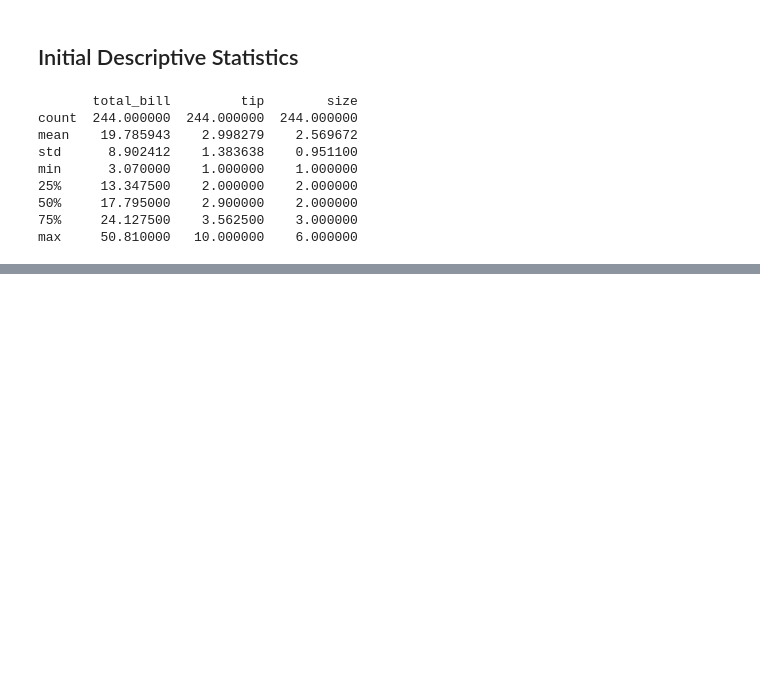
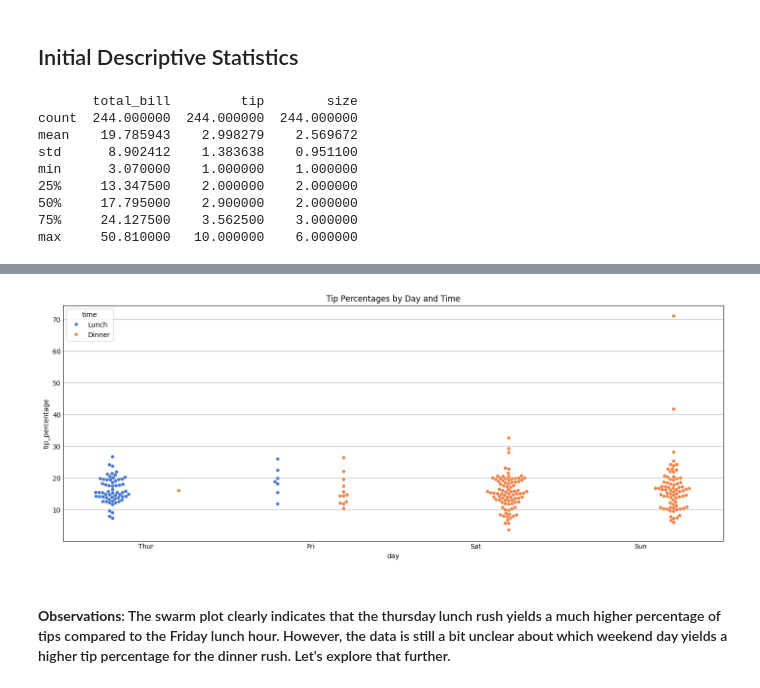
Before and after one commit to klg56880/datafun-06-eda, a Jupyter notebook: karitaylor_eda.ipynb, the cells around one changed output, grey strips where cells are left out. Saved outputs shown, nothing was run; the diff lists cells and outputs as text; code cells hidden in the pictures; blank space fills up the shorter version.

```diff
--- a/karitaylor_eda.ipynb
+++ b/karitaylor_eda.ipynb
@@ -67,0 +109,10 @@ max     50.810000   10.000000    6.000000
+# %%
+#Rename columns
+df.rename(columns={'smoker': 'smoker_status'}, inplace=True)
+df.rename(columns={'size': 'party_size'}, inplace=True)
+
+#Add columns
+df['tip_percentage'] = ((df['tip'] / df['total_bill']) * 100).round(2)
+
+#Check data transformations
+print(df.head(10))
@@ -67,0 +147,18 @@ max     50.810000   10.000000    6.000000
+# %%
+#Swarm plot
+plt.figure(figsize=(14, 5))
+sns.swarmplot(data=df,
+              x="day",
+              y="tip_percentage",
+              hue="time",
+              dodge=True,    # separate strips of points of different colors
+              order = [ "Thur", "Fri", "Sat", "Sun"],
+              palette = "muted"
+             )
+
+plt.title("Tip Percentages by Day and Time")
+plt.show()
+# %% [output]
+[figure, added]
+# %% [markdown]
+#### **Observations**: The swarm plot clearly indicates that the thursday lunch rush yields a much higher percentage of tips compared to the Friday lunch hour. However, the data is still a bit unclear about which weekend day yields a higher tip percentage for the dinner rush. Let's explore that further.
```
Also changed, not shown: parts of 40 cells of this notebook.
